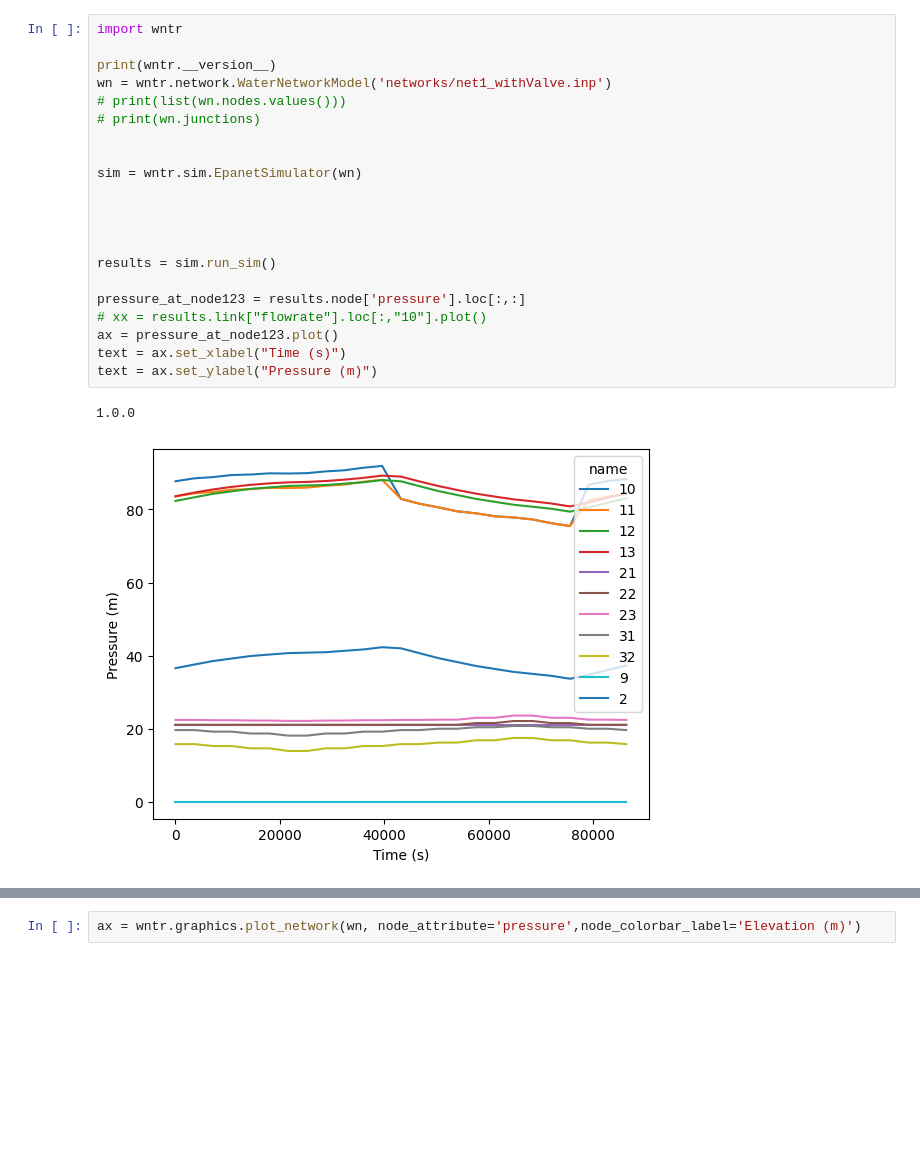
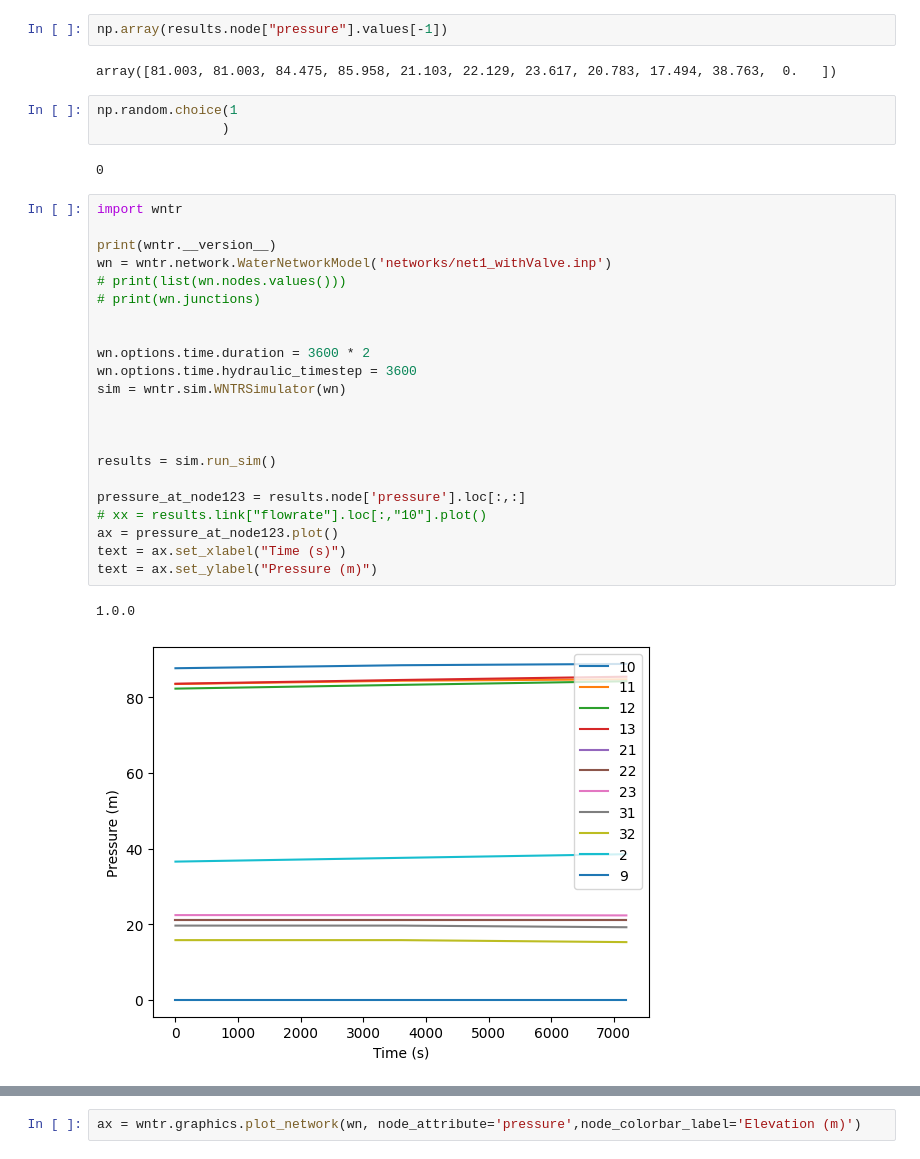
Before and after one commit to hoseinlook/WDN, a Jupyter notebook: project.ipynb, the cells around one changed output, grey strips where cells are left out. Drawn from its saved outputs; the diff is of its cells as text; blank space fills up the shorter version.

```diff
--- a/project.ipynb
+++ b/project.ipynb
@@ -3,27 +91,37 @@ import numpy as np
+# %%
+np.array(results.node["pressure"].values[-1])
+# %% [output]
+array([81.003, 81.003, 84.475, 85.958, 21.103, 22.129, 23.617, 20.783, 17.494, 38.763,  0.   ])
+# %%
+np.random.choice(1
+                )
+# %% [output]
+0
 # %%
 import wntr
 
 print(wntr.__version__)
 wn = wntr.network.WaterNetworkModel('networks/net1_withValve.inp')
 # print(list(wn.nodes.values()))
 # print(wn.junctions)
 
 
-sim = wntr.sim.EpanetSimulator(wn)
-
+wn.options.time.duration = 3600 * 2
+wn.options.time.hydraulic_timestep = 3600
+sim = wntr.sim.WNTRSimulator(wn)
 
 
 
 results = sim.run_sim()
 
 pressure_at_node123 = results.node['pressure'].loc[:,:]
 # xx = results.link["flowrate"].loc[:,"10"].plot()
 ax = pressure_at_node123.plot()
 text = ax.set_xlabel("Time (s)")
 text = ax.set_ylabel("Pressure (m)")
 # %% [output]
 1.0.0
-[figure, old version]
+[figure, new version]
 # %%
 import numpy as np
 from matplotlib import pyplot as plt
```
Also changed, not shown: parts of 23 cells of this notebook, 21 other files.
